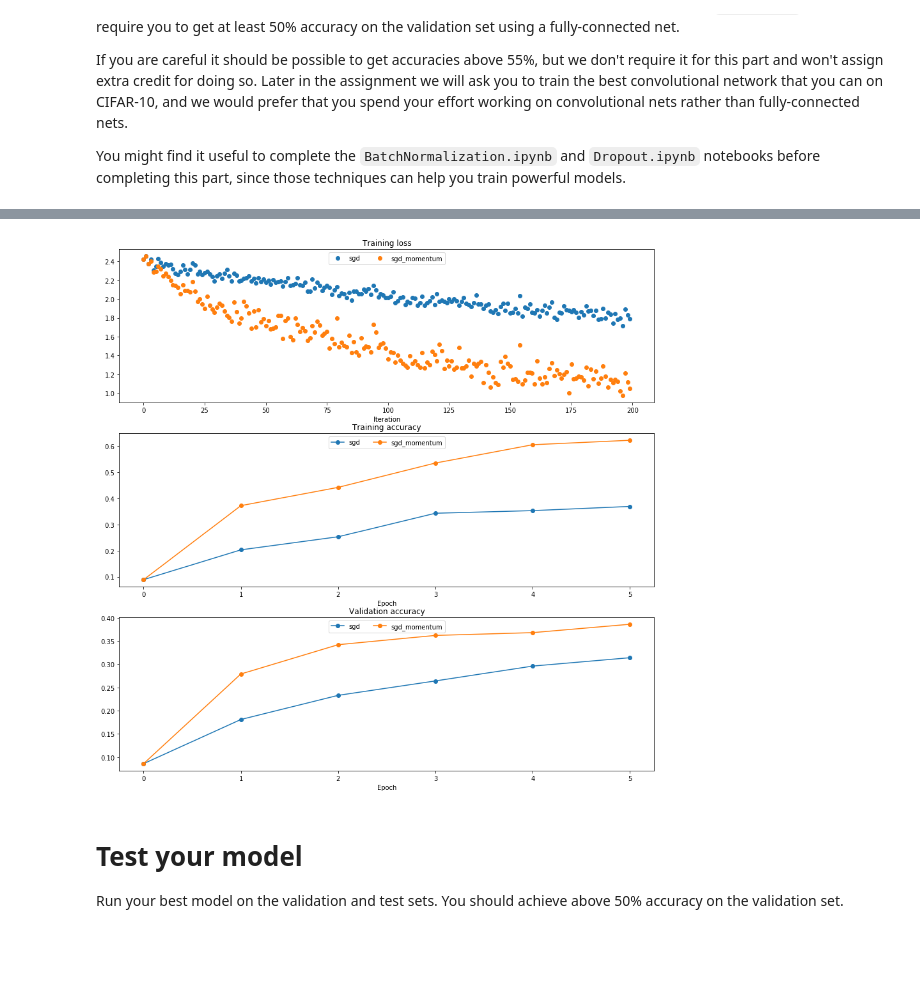
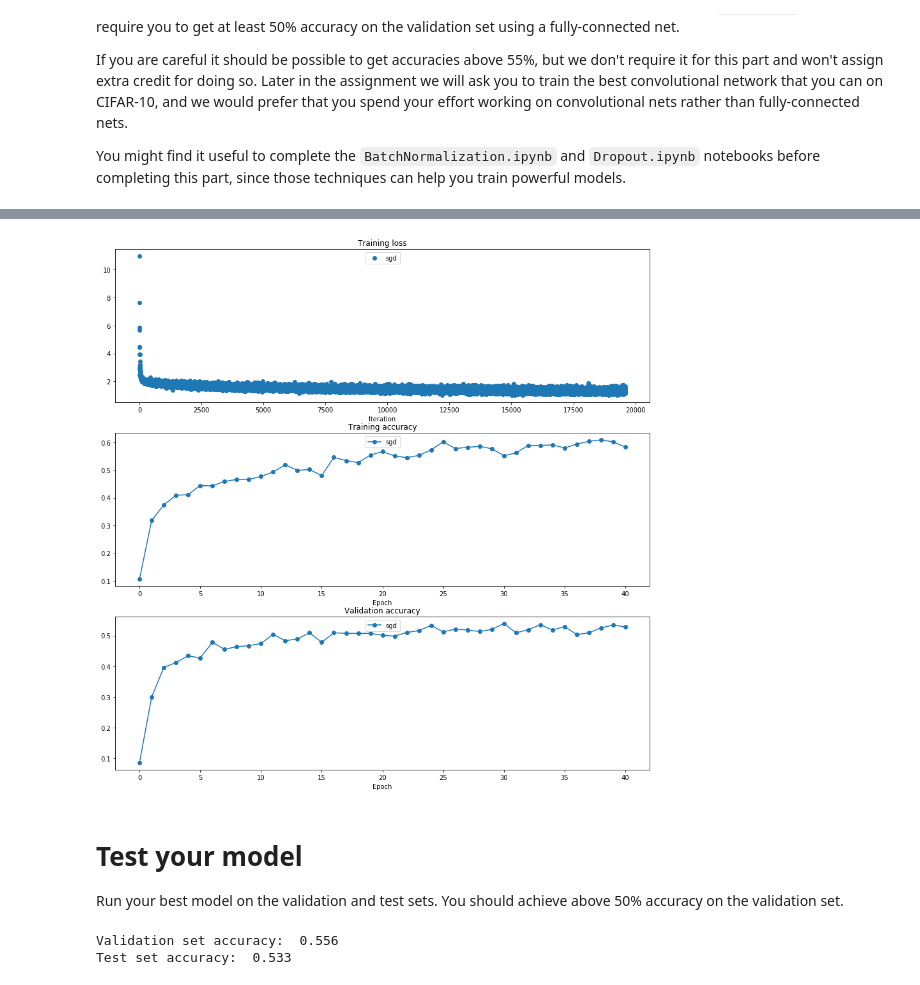
Before and after one commit to Kei3287/cs182_deep_learning, a Jupyter notebook: hw/assignment1_python3/FullyConnectedNets.ipynb, the cells around one changed output, grey strips where cells are left out. Saved outputs shown, nothing was run; the diff lists cells and outputs as text; code cells hidden in the pictures; blank space fills up the shorter version.

```diff
--- a/hw/assignment1_python3/FullyConnectedNets.ipynb
+++ b/hw/assignment1_python3/FullyConnectedNets.ipynb
@@ -791,29 +797,43 @@ best_model = None
 # best_model variable.                                                         #
 ################################################################################
 
-num_train = 4000
+num_train = 5000
 small_data = {
-  'X_train': data['X_train'][:num_train],
-  'y_train': data['y_train'][:num_train],
+  'X_train': data['X_train'],
+  'y_train': data['y_train'],
   'X_val': data['X_val'],
   'y_val': data['y_val'],
 }
 
 solvers = {}
 
-for update_rule in ['sgd', 'sgd_momentum']:
+# learning_rates = [1e-6, 1e-5, 1e-4, 1e-3, 1e-2, 1e-1, 1, 10, 100]
+learning_rates = np.logspace(0, 1, num=20)
+best_lr = 0.5
+
+dropout_choices = np.linspace(0.3, 0.5, num=10)
+best_dropout = 0.3222222222222222
+
+weight_scales = np.logspace(-2, 0, num=6)
+best_weight = 0.025118864315095794
+
+for update_rule in ['sgd']:
     print ('running with ', update_rule)
-    model = FullyConnectedNet([100, 100, 100, 100, 100], weight_scale=5e-2, use_batchnorm=True)
+#     for weight in weight_scales:
+#         print('\n')
+#         print('weight:{}'.format(weight))
+    model = FullyConnectedNet([200, 100, 70, 70, 100, 200], weight_scale=best_weight, use_batchnorm=True, dropout=best_dropout)
 
     solver = Solver(model, small_data,
-                  num_epochs=5, batch_size=100,
+                  num_epochs=40, batch_size=100,
                   update_rule=update_rule,
                   optim_config={
-                    'learning_rate': 1e-2,
+                    'learning_rate': best_lr,
                   },
-                  verbose=True)
+                  verbose=False)
     solvers[update_rule] = solver
     solver.train()
+
     print
 
 plt.subplot(3, 1, 1)
@@ -843,8 +863,11 @@ for i in [1, 2, 3]:
     plt.legend(loc='upper center', ncol=4)
 plt.gcf().set_size_inches(15, 15)
 plt.show()
-################################################################################
-#                              END OF YOUR CODE                                #
-################################################################################
+
+
+best_model = model
+# ################################################################################
+# #                              END OF YOUR CODE                                #
+# ################################################################################
 # %% [output]
 running with  sgd
@@ -867,9 +874,16 @@ running with  sgd
-[figure, old version]
+[figure, new version]
 # %% [markdown]
 # Test your model
 Run your best model on the validation and test sets. You should achieve above 50% accuracy on the validation set.
 # %%
+X_test = data["X_test"]
+X_val = data["X_val"]
+y_test = data['y_test']
+y_val = data['y_val']
 y_test_pred = np.argmax(best_model.loss(X_test), axis=1)
 y_val_pred = np.argmax(best_model.loss(X_val), axis=1)
 print ('Validation set accuracy: ', (y_val_pred == y_val).mean())
 print ('Test set accuracy: ', (y_test_pred == y_test).mean())
+# %% [output]
+Validation set accuracy:  0.556
+Test set accuracy:  0.533
```
Also changed, not shown: parts of 10 cells of this notebook.
